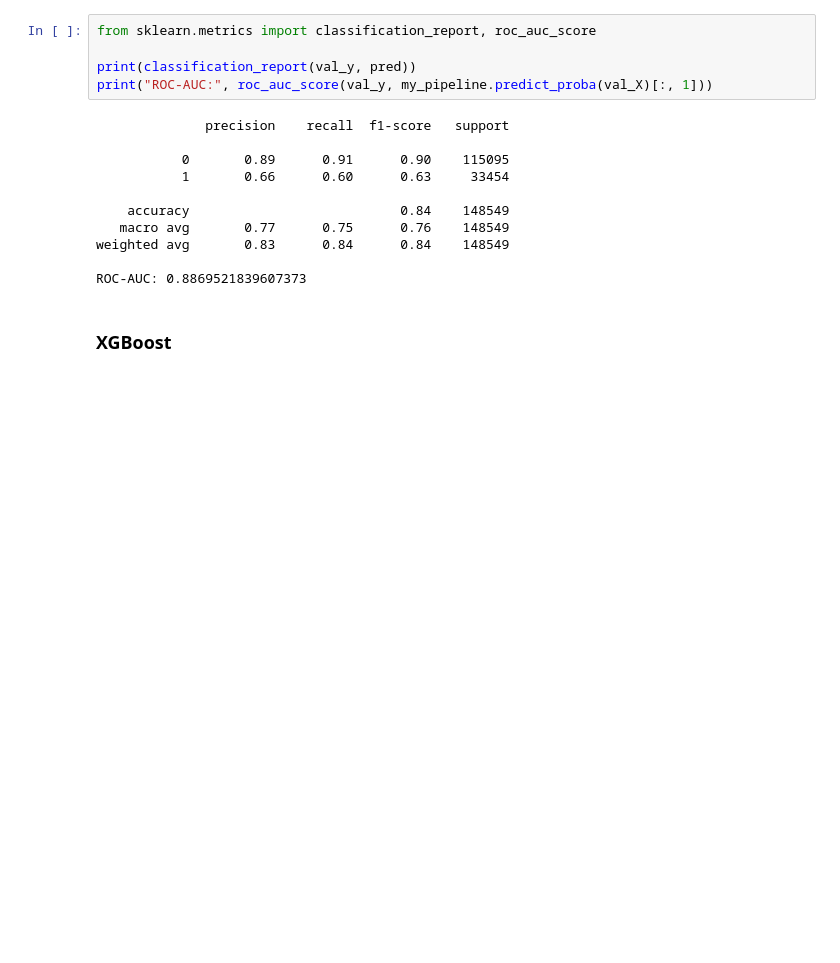
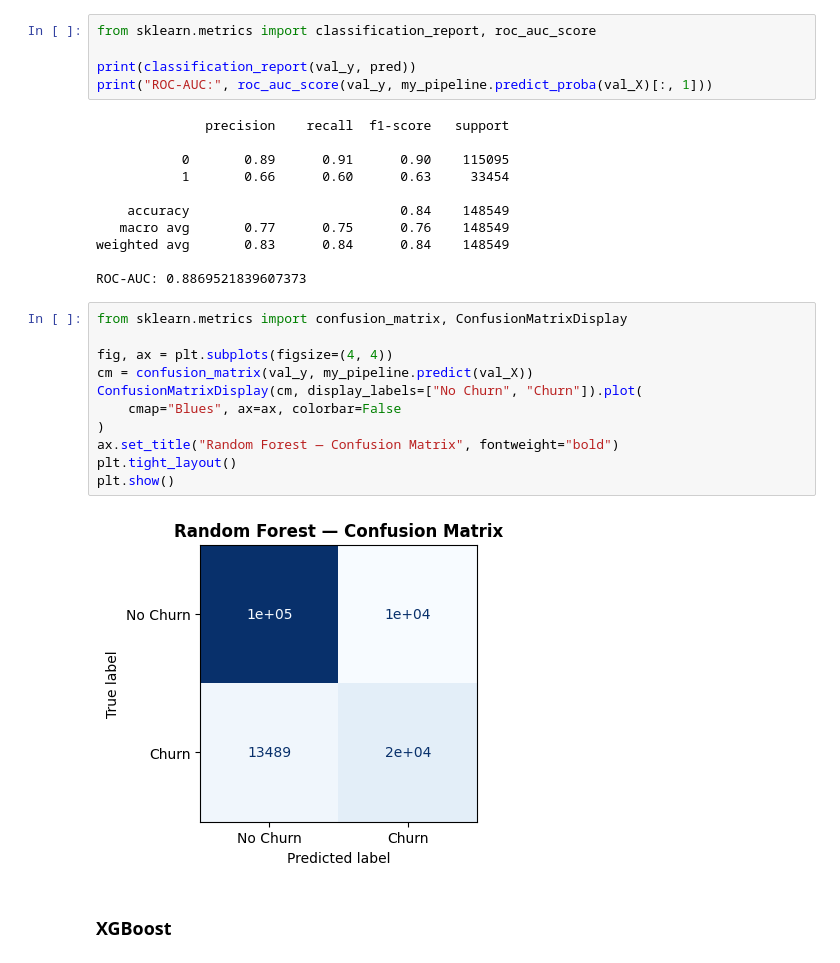
Before and after one commit to filip-melka/data-science-portfolio-2, a Jupyter notebook: predict_customer_churn.ipynb, the cells around one changed output. Cells and saved outputs as stored; diff of their text form; blank space fills up the shorter version.

```diff
--- a/predict_customer_churn.ipynb
+++ b/predict_customer_churn.ipynb
@@ -280,6 +280,19 @@ print("ROC-AUC:", roc_auc_score(val_y, my_pipeline.predict_proba(val_X)[:, 1]))
 weighted avg       0.83      0.84      0.84    148549
 
 ROC-AUC: 0.8869521839607373
+# %%
+from sklearn.metrics import confusion_matrix, ConfusionMatrixDisplay
+
+fig, ax = plt.subplots(figsize=(4, 4))
+cm = confusion_matrix(val_y, my_pipeline.predict(val_X))
+ConfusionMatrixDisplay(cm, display_labels=["No Churn", "Churn"]).plot(
+    cmap="Blues", ax=ax, colorbar=False
+)
+ax.set_title("Random Forest — Confusion Matrix", fontweight="bold")
+plt.tight_layout()
+plt.show()
+# %% [output]
+[figure, added]
 # %% [markdown]
 ### XGBoost
 # %%
```
Also changed, not shown: parts of 2 cells of this notebook, 4 other files.
